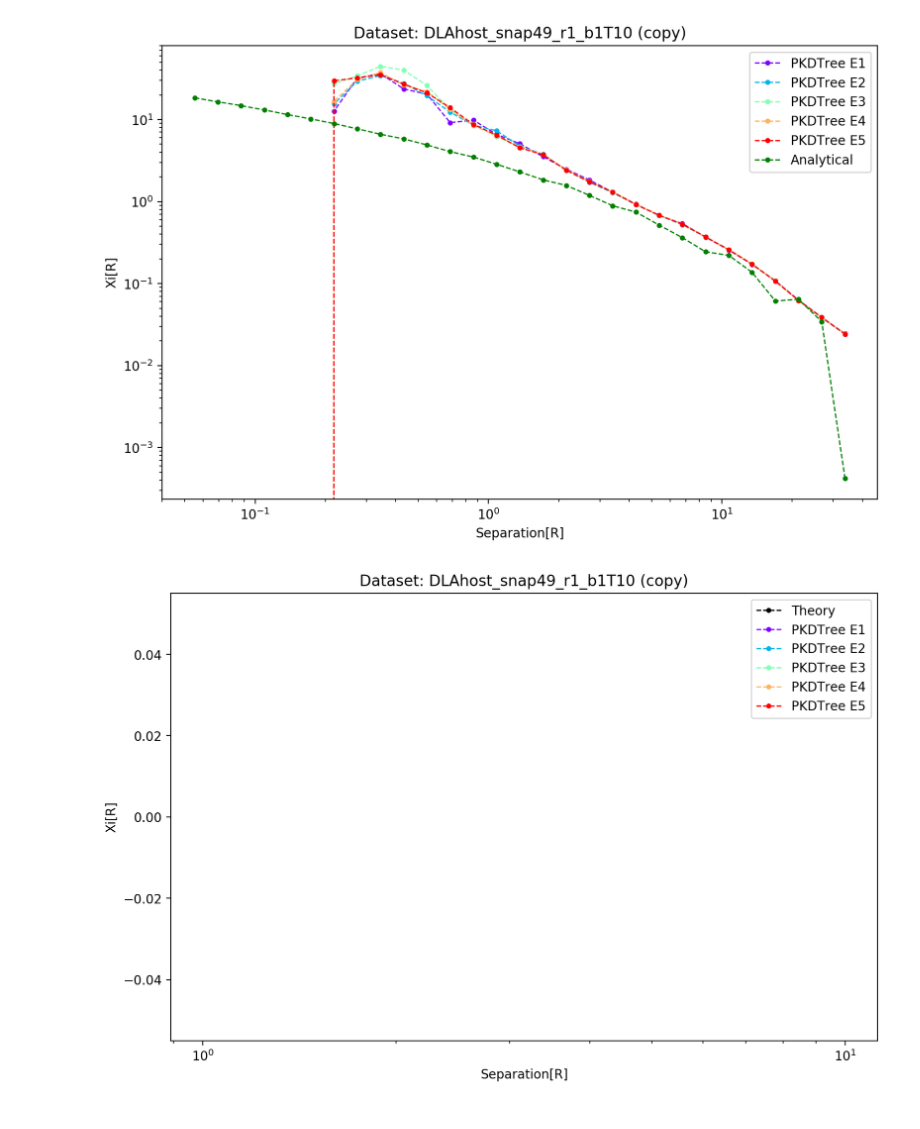
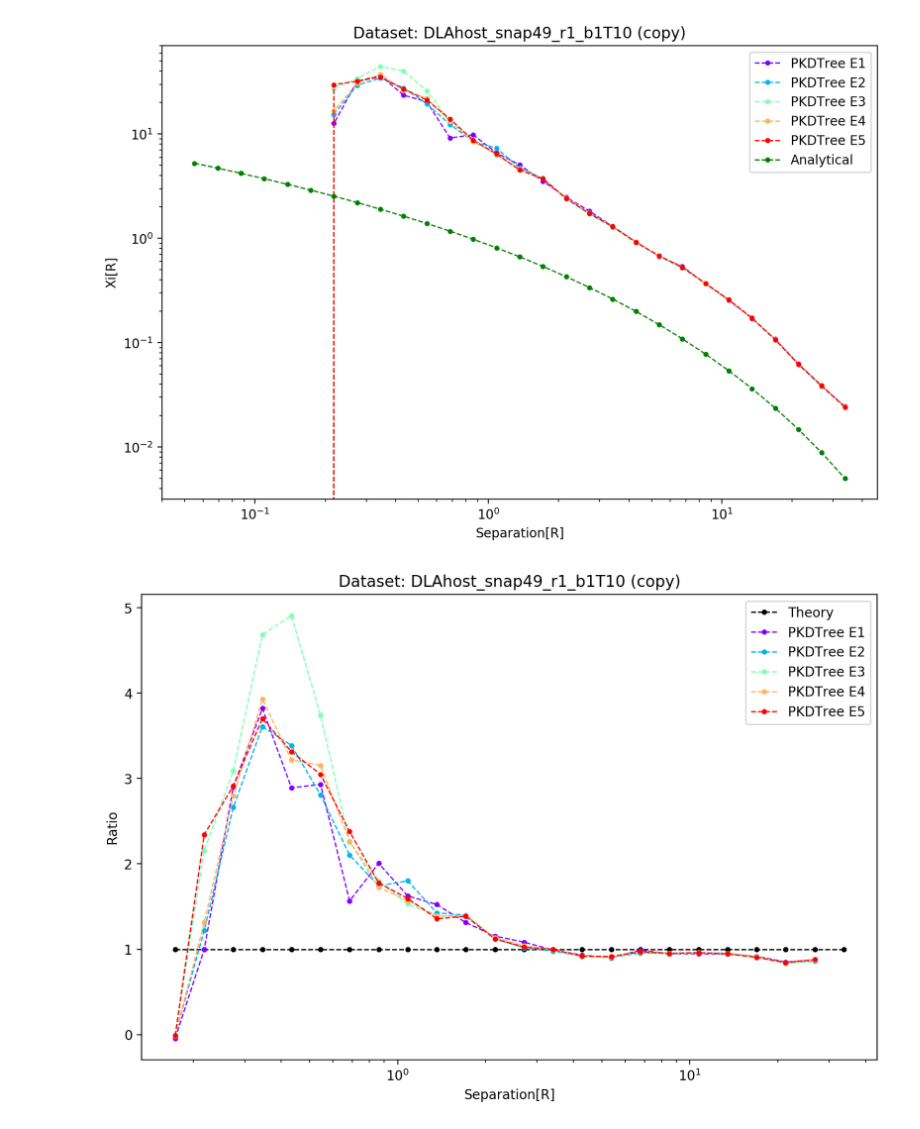
Before and after one commit to Vidhate/TwoPointCorrelation, a Jupyter notebook: Comparison Plots/Plots.ipynb, the cells around one changed output. Cells and saved outputs as stored; diff of their text form; code cells hidden in the pictures.

```diff
--- a/Comparison Plots/Plots.ipynb
+++ b/Comparison Plots/Plots.ipynb
@@ -56,7 +56,7 @@ for i in range(0,len(fileNames)):
 
     a2PC=pickle.load(open("./../Analytical 2PC/Analytic2PC.p","rb"))
     aR=pickle.load(open("./../Analytical 2PC/radii.p","rb"))
-    plt.plot(aR,a2PC*3.5,color='g',marker='o', linestyle='dashed',linewidth=1, markersize=3,label="Analytical")
+    plt.plot(aR,a2PC,color='g',marker='o', linestyle='dashed',linewidth=1, markersize=3,label="Analytical")
 
     plt.legend()
     plt.title("Dataset: "+fileNames[i])
@@ -69,7 +69,7 @@ for i in range(0,len(fileNames)):
 #    plt.savefig('set'+str(setNumber)+'_'+fileNames[i]+'.png', bbox_inches='tight')
 plt.show()
 # %% [output]
-[figure, old version]
+[figure, new version]
 # %%
 # File reading methods - 'rb'=raw bytes. Will interpret strings as bytes.
 # This cell computes the ratios of different datasets
@@ -86,32 +86,32 @@ for i in range(0,len(fileNames)):
     '''
     base_file=paths[base_dataset_index]+techniques[base_dataset_index]+" "+fileNames[i]+"."+extend[i]
     base_data=np.loadtxt(base_file)
     base_bins=base_data[:,0]
     base_corrs=base_data[:,1]
     base_corrs=base_corrs[base_bins>10**-0.8]
     base_bins=base_bins[base_bins>10**-0.8]
     '''
     plt.plot(base_bins,base_corrs/base_corrs,color='k',marker='o',linestyle='dashed',linewidth=1, markersize=3,label="Theory")
 
     for j in range(0,len(techniques)):
         if j!=base_dataset_index:
             fname=paths[j]+techniques[j]+" "+fileNames[i]+"."+extend[i]
             data=np.loadtxt(fname)
             corrs=np.interp(base_bins,data[:,0],data[:,1])
 
-            plt.plot(base_bins[:-1], (corrs[:-1]/(base_corrs[:-1])),color=colors2[i*len(techniques)+j],marker='o',linestyle='dashed',linewidth=1,markersize=3,label=techniques[j])
+            plt.plot(base_bins[:-1], (corrs[:-1]/(base_corrs[:-1]*5)),color=colors2[i*len(techniques)+j],marker='o',linestyle='dashed',linewidth=1,markersize=3,label=techniques[j])
 
 #    plt.plot(base_bins,np.ones((base_bins.size)))
 
     plt.legend()
     plt.title("Dataset: "+fileNames[i])
     plt.xlabel("Separation[R]")
     plt.ylabel("Ratio")
     plt.xscale("log")
     #plt.yscale("log")
     #plt.ylim(0.05,2000)
     figureNum+=1
 #    plt.savefig('set'+str(setNumber)+'_'+fileNames[i]+'_ratio.png', bbox_inches='tight')
 plt.show()
 # %% [output]
-[figure, old version]
+[figure, new version]
```
Also changed, not shown: 13 other files.
